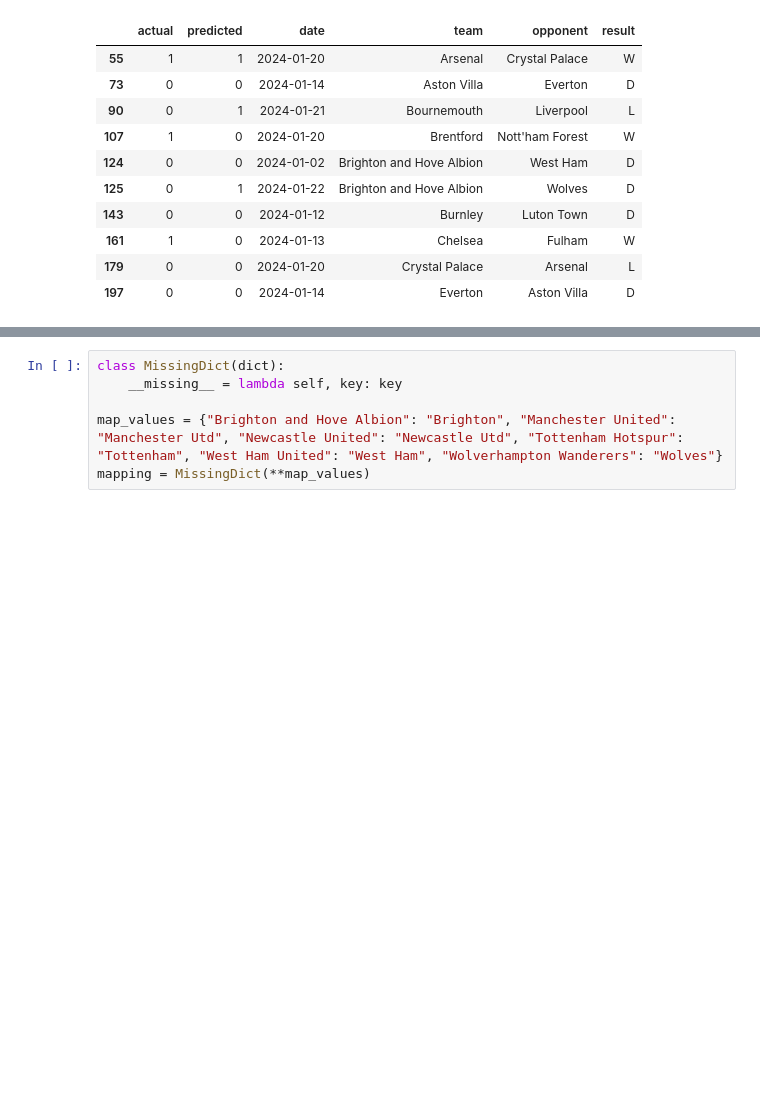
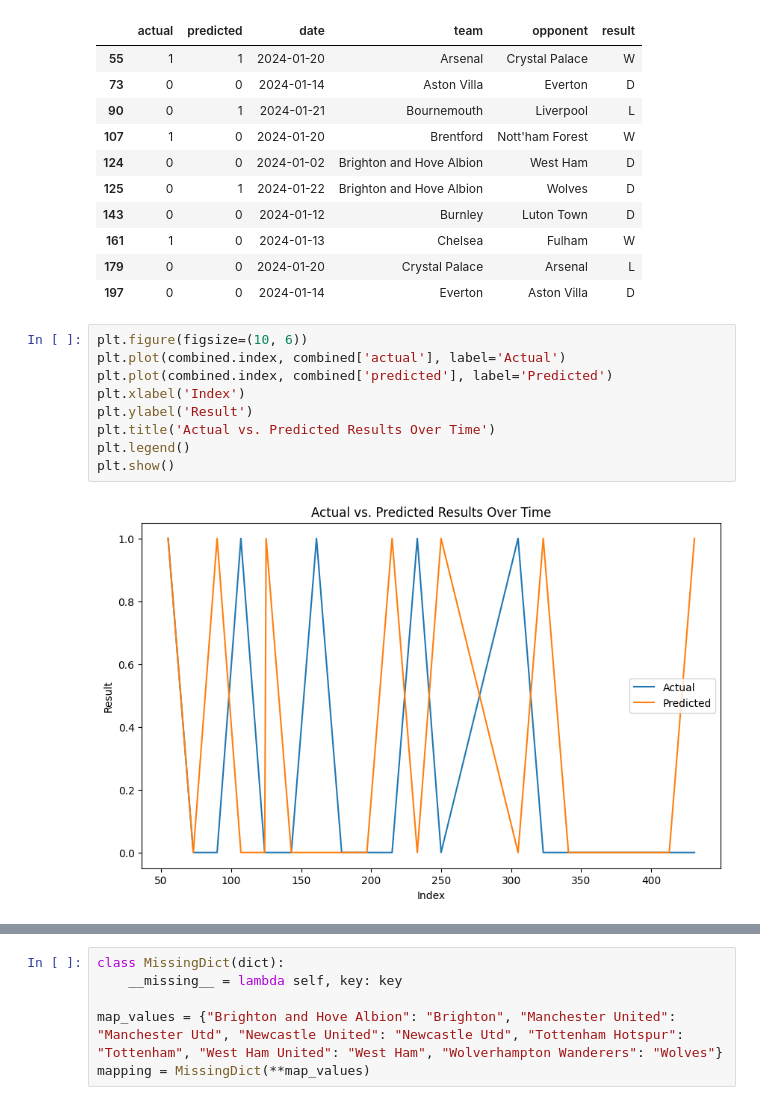
Before and after one commit to aryanagn/FootPredict, a Jupyter notebook: football_prediction.ipynb, the cells around one changed output, grey strips where cells are left out. Saved outputs shown, nothing was run; the diff lists cells and outputs as text; blank space fills up the shorter version.

```diff
--- a/football_prediction.ipynb
+++ b/football_prediction.ipynb
@@ -297,3 +310,14 @@ combined.head(10)
 | 161 | 1 | 0 | 2024-01-13 | Chelsea | Fulham | W |
 | 179 | 0 | 0 | 2024-01-20 | Crystal Palace | Arsenal | L |
 | 197 | 0 | 0 | 2024-01-14 | Everton | Aston Villa | D |
+# %%
+plt.figure(figsize=(10, 6))
+plt.plot(combined.index, combined['actual'], label='Actual')
+plt.plot(combined.index, combined['predicted'], label='Predicted')
+plt.xlabel('Index')
+plt.ylabel('Result')
+plt.title('Actual vs. Predicted Results Over Time')
+plt.legend()
+plt.show()
+# %% [output]
+[figure, added]
```
Also changed, not shown: parts of 3 cells of this notebook.
